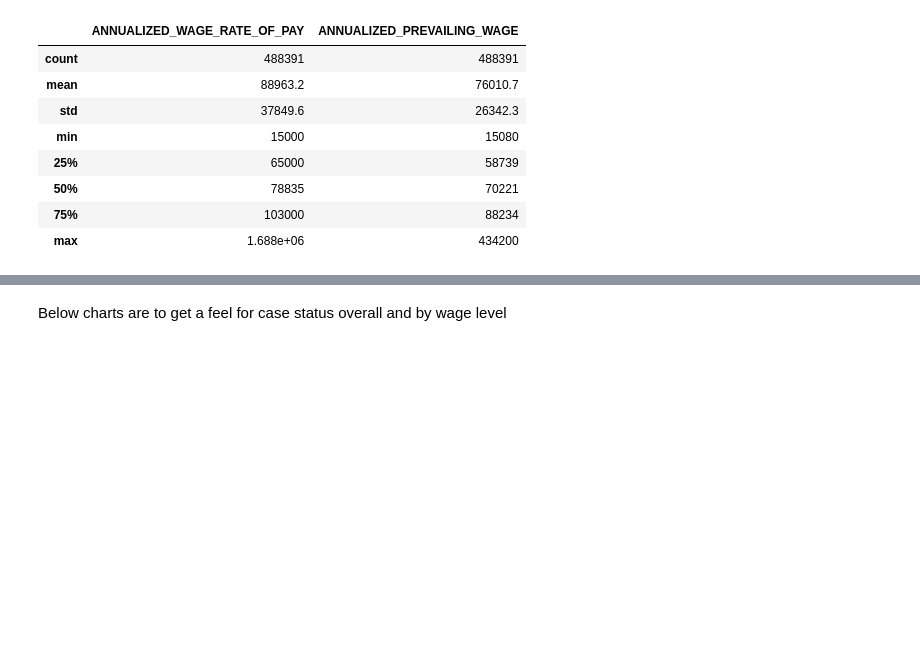
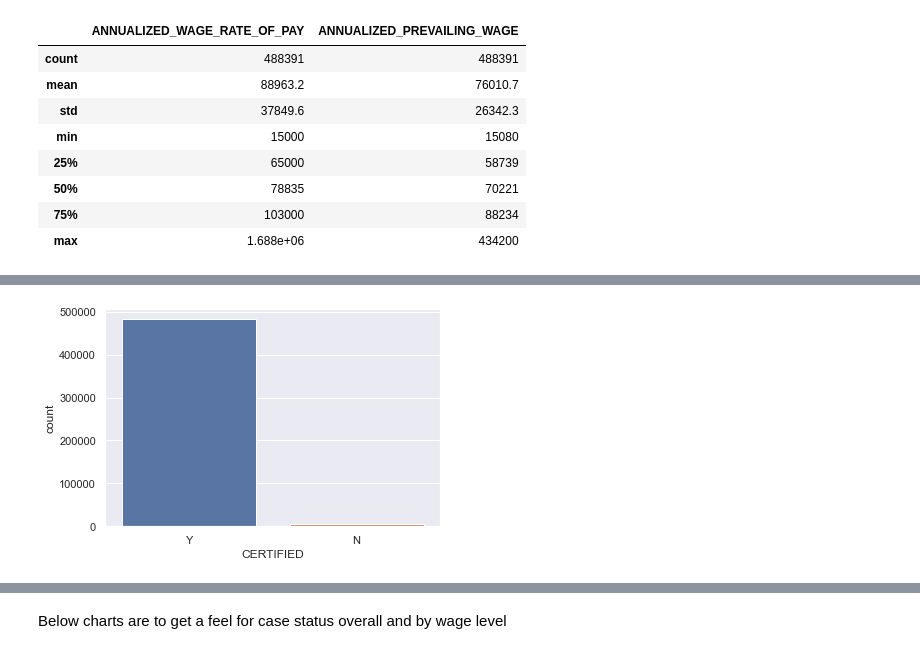
Before and after one commit to trishattah/DS_7331_Projects, a Jupyter notebook: Visa_project_code/Lab_1_EDA_goodcode.ipynb, the cells around one changed output, grey strips where cells are left out. Drawn from its saved outputs; the diff is of its cells as text; code cells hidden in the pictures; blank space fills up the shorter version.

```diff
--- a/Visa_project_code/Lab_1_EDA_goodcode.ipynb
+++ b/Visa_project_code/Lab_1_EDA_goodcode.ipynb
@@ -114,0 +169,5 @@ dfssw.describe().apply(lambda s: s.apply(lambda x: format(x, 'g')))
+# %%
+sns.set_theme(style="darkgrid")
+ax = sns.countplot(x="CERTIFIED", data=df)
+# %% [output]
+[figure, added]
```
Also changed, not shown: parts of 14 cells of this notebook.
